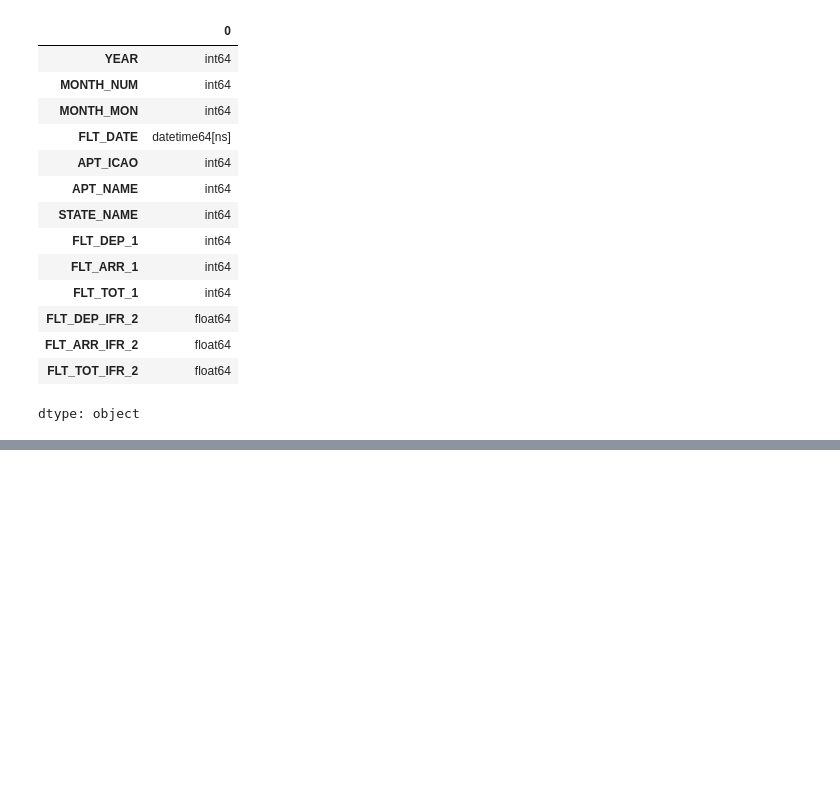
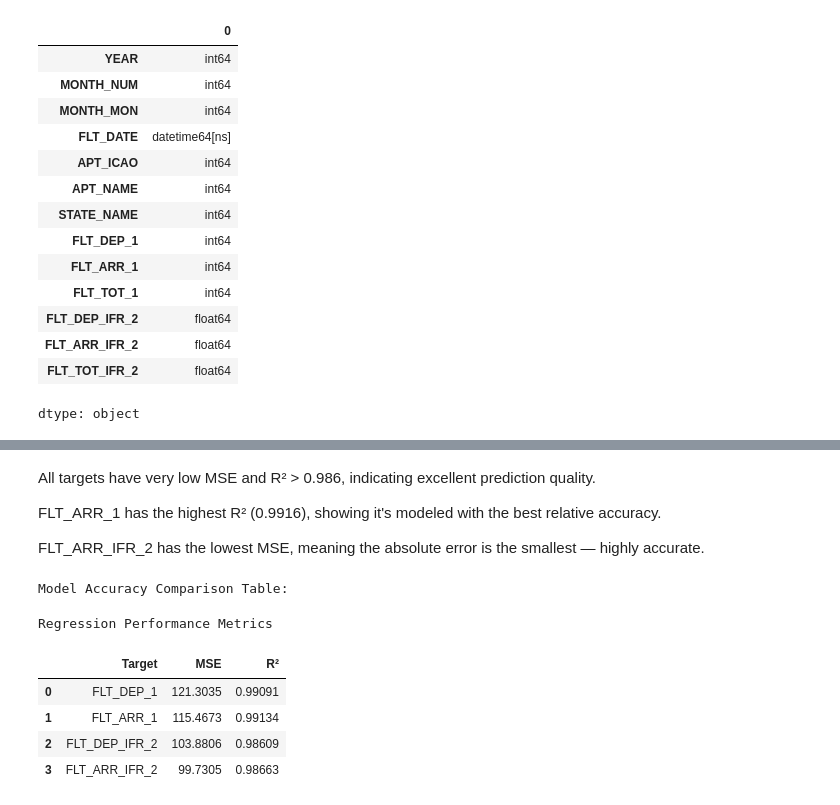
Before and after one commit to ROSEVARGHESE95/Airport-traffic-analysis-2025, a Jupyter notebook: AIRPORT1.ipynb, the cells around one changed output, grey strips where cells are left out. Saved outputs shown, nothing was run; the diff lists cells and outputs as text; code cells hidden in the pictures; blank space fills up the shorter version.

```diff
--- a/AIRPORT1.ipynb
+++ b/AIRPORT1.ipynb
@@ -299,0 +517,26 @@ plt.show()
+# %% [markdown]
+All targets have very low MSE and R² > 0.986, indicating excellent prediction quality.
+
+FLT_ARR_1 has the highest R² (0.9916), showing it's modeled with the best relative accuracy.
+
+FLT_ARR_IFR_2 has the lowest MSE, meaning the absolute error is the smallest — highly accurate.
+# %%
+results = [ {'Target': 'FLT_DEP_1', 'MSE': 121.3035, 'R²': 0.99091},
+    {'Target': 'FLT_ARR_1', 'MSE': 115.4673, 'R²': 0.99134},
+    {'Target': 'FLT_DEP_IFR_2', 'MSE': 103.8806, 'R²': 0.98609},
+    {'Target': 'FLT_ARR_IFR_2', 'MSE': 99.7305, 'R²': 0.98663}
+]
+# Create a DataFrame
+results_df = pd.DataFrame(results)
+
+# Format and display the table
+print("Model Accuracy Comparison Table:")
+display(results_df.style.format({'MSE': "{:.4f}", 'R²': "{:.5f}"}).set_caption("Regression Performance Metrics"))
+# %% [output]
+Model Accuracy Comparison Table:
+Regression Performance Metrics
+|  | Target | MSE | R² |
+| 0 | FLT_DEP_1 | 121.3035 | 0.99091 |
+| 1 | FLT_ARR_1 | 115.4673 | 0.99134 |
+| 2 | FLT_DEP_IFR_2 | 103.8806 | 0.98609 |
+| 3 | FLT_ARR_IFR_2 | 99.7305 | 0.98663 |
```
Also changed, not shown: parts of 23 cells of this notebook.
